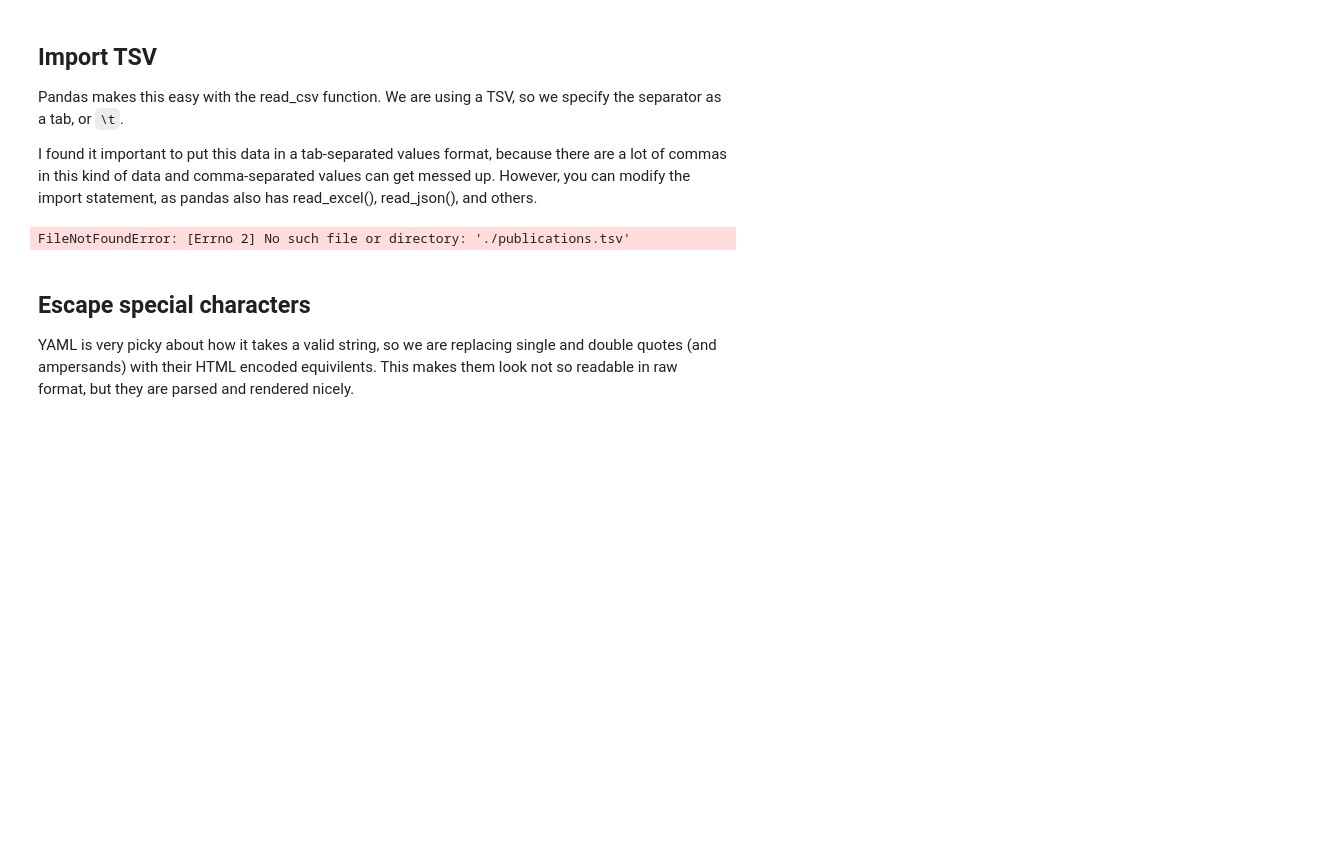
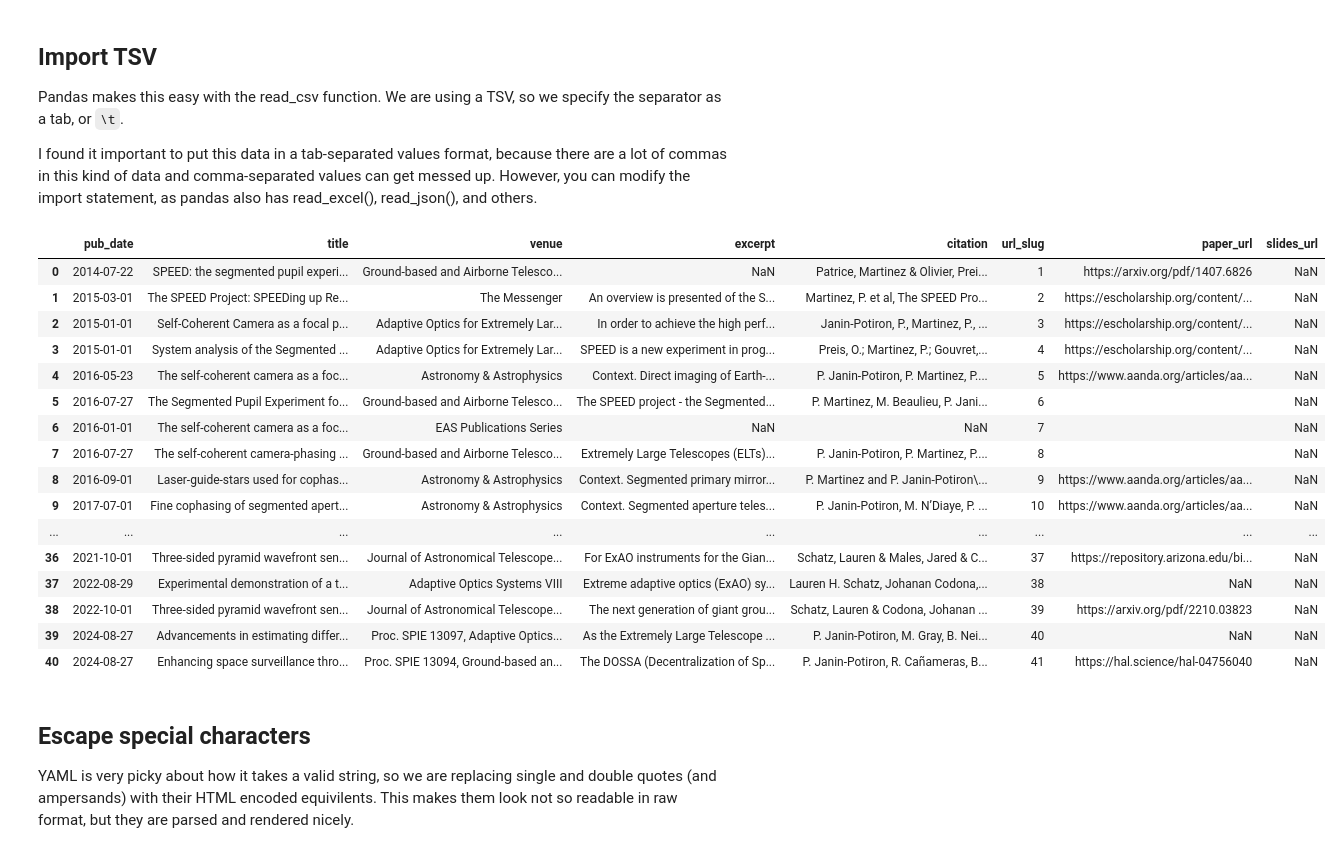
Before and after one commit to janinpop/janinpop.github.io, a Jupyter notebook: markdown_generator/publications.ipynb, the cells around one changed output. Drawn from its saved outputs; the diff is of its cells as text; code cells hidden in the pictures; blank space fills up the shorter version.

Commit message:
Publication update

```diff
--- a/markdown_generator/publications.ipynb
+++ b/markdown_generator/publications.ipynb
@@ -31,10 +31,26 @@ Pandas makes this easy with the read_csv function. We are using a TSV, so we spe
 
 I found it important to put this data in a tab-separated values format, because there are a lot of commas in this kind of data and comma-separated values can get messed up. However, you can modify the import statement, as pandas also has read_excel(), read_json(), and others.
 # %%
-publications = pd.read_csv("publications.tsv", sep="\t", header=0)
+publications = pd.read_csv("markdown_generator/publications.tsv", sep="\t", header=0)
 publications
 # %% [output]
-FileNotFoundError: [Errno 2] No such file or directory: './publications.tsv'
+|  | pub_date | title | venue | excerpt | citation | url_slug | paper_url | slides_url |
+| 0 | 2014-07-22 | SPEED: the segmented pupil experi... | Ground-based and Airborne Telesco... | NaN | Patrice, Martinez & Olivier, Prei... | 1 | https://arxiv.org/pdf/1407.6826 | NaN |
+| 1 | 2015-03-01 | The SPEED Project: SPEEDing up Re... | The Messenger | An overview is presented of the S... | Martinez, P. et al, The SPEED Pro... | 2 | https://escholarship.org/content/... | NaN |
+| 2 | 2015-01-01 | Self-Coherent Camera as a focal p... | Adaptive Optics for Extremely Lar... | In order to achieve the high perf... | Janin-Potiron, P., Martinez, P., ... | 3 | https://escholarship.org/content/... | NaN |
+| 3 | 2015-01-01 | System analysis of the Segmented ... | Adaptive Optics for Extremely Lar... | SPEED is a new experiment in prog... | Preis, O.; Martinez, P.; Gouvret,... | 4 | https://escholarship.org/content/... | NaN |
+| 4 | 2016-05-23 | The self-coherent camera as a foc... | Astronomy & Astrophysics | Context. Direct imaging of Earth-... | P. Janin-Potiron, P. Martinez, P.... | 5 | https://www.aanda.org/articles/aa... | NaN |
+| 5 | 2016-07-27 | The Segmented Pupil Experiment fo... | Ground-based and Airborne Telesco... | The SPEED project - the Segmented... | P. Martinez, M. Beaulieu, P. Jani... | 6 |  | NaN |
+| 6 | 2016-01-01 | The self-coherent camera as a foc... | EAS Publications Series | NaN | NaN | 7 |  | NaN |
+| 7 | 2016-07-27 | The self-coherent camera-phasing ... | Ground-based and Airborne Telesco... | Extremely Large Telescopes (ELTs)... | P. Janin-Potiron, P. Martinez, P.... | 8 |  | NaN |
+| 8 | 2016-09-01 | Laser-guide-stars used for cophas... | Astronomy & Astrophysics | Context. Segmented primary mirror... | P. Martinez and P. Janin-Potiron\... | 9 | https://www.aanda.org/articles/aa... | NaN |
+| 9 | 2017-07-01 | Fine cophasing of segmented apert... | Astronomy & Astrophysics | Context. Segmented aperture teles... | P. Janin-Potiron, M. N’Diaye, P. ... | 10 | https://www.aanda.org/articles/aa... | NaN |
+| ... | ... | ... | ... | ... | ... | ... | ... | ... |
+| 36 | 2021-10-01 | Three-sided pyramid wavefront sen... | Journal of Astronomical Telescope... | For ExAO instruments for the Gian... | Schatz, Lauren & Males, Jared & C... | 37 | https://repository.arizona.edu/bi... | NaN |
+| 37 | 2022-08-29 | Experimental demonstration of a t... | Adaptive Optics Systems VIII | Extreme adaptive optics (ExAO) sy... | Lauren H. Schatz, Johanan Codona,... | 38 | NaN | NaN |
+| 38 | 2022-10-01 | Three-sided pyramid wavefront sen... | Journal of Astronomical Telescope... | The next generation of giant grou... | Schatz, Lauren & Codona, Johanan ... | 39 | https://arxiv.org/pdf/2210.03823 | NaN |
+| 39 | 2024-08-27 | Advancements in estimating differ... | Proc. SPIE 13097, Adaptive Optics... | As the Extremely Large Telescope ... | P. Janin-Potiron, M. Gray, B. Nei... | 40 | NaN | NaN |
+| 40 | 2024-08-27 | Enhancing space surveillance thro... | Proc. SPIE 13094, Ground-based an... | The DOSSA (Decentralization of Sp... | P. Janin-Potiron, R. Cañameras, B... | 41 | https://hal.science/hal-04756040 | NaN |
 # %% [markdown]
 ## Escape special characters
 
```
Also changed, not shown: parts of 1 cell of this notebook, 4 other files.
